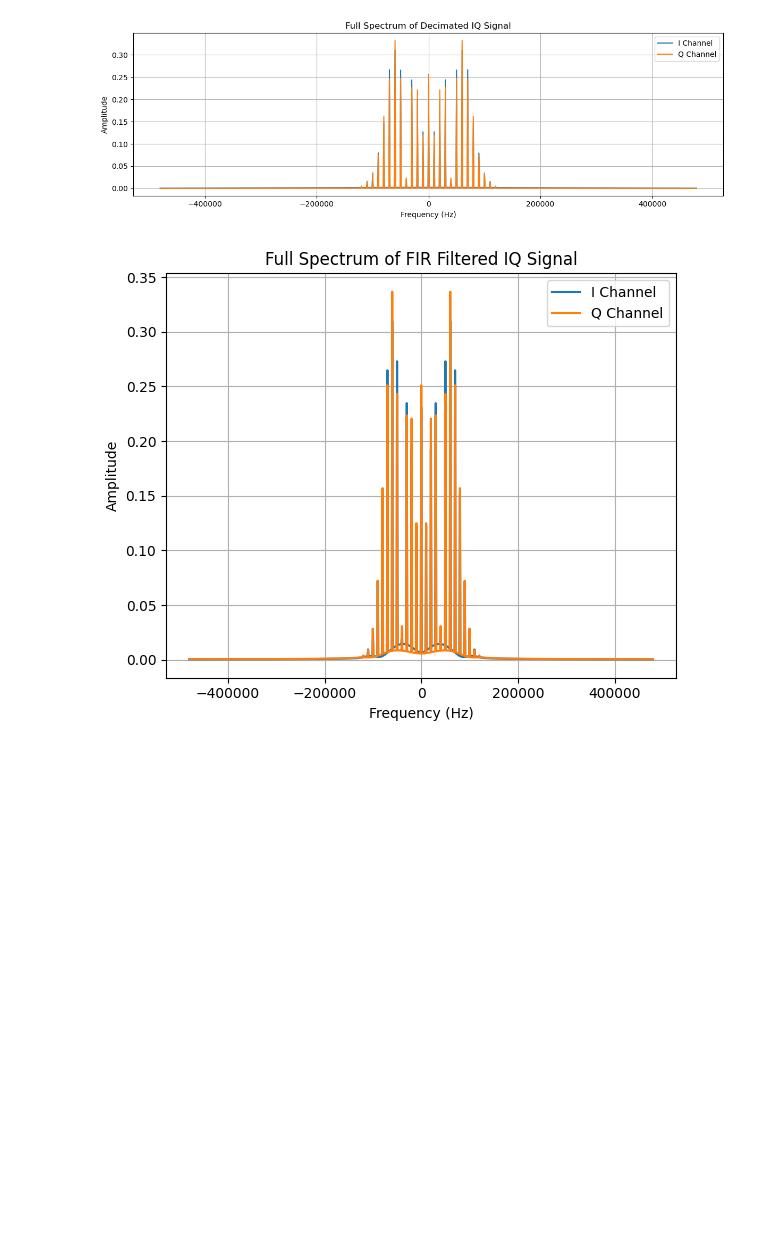
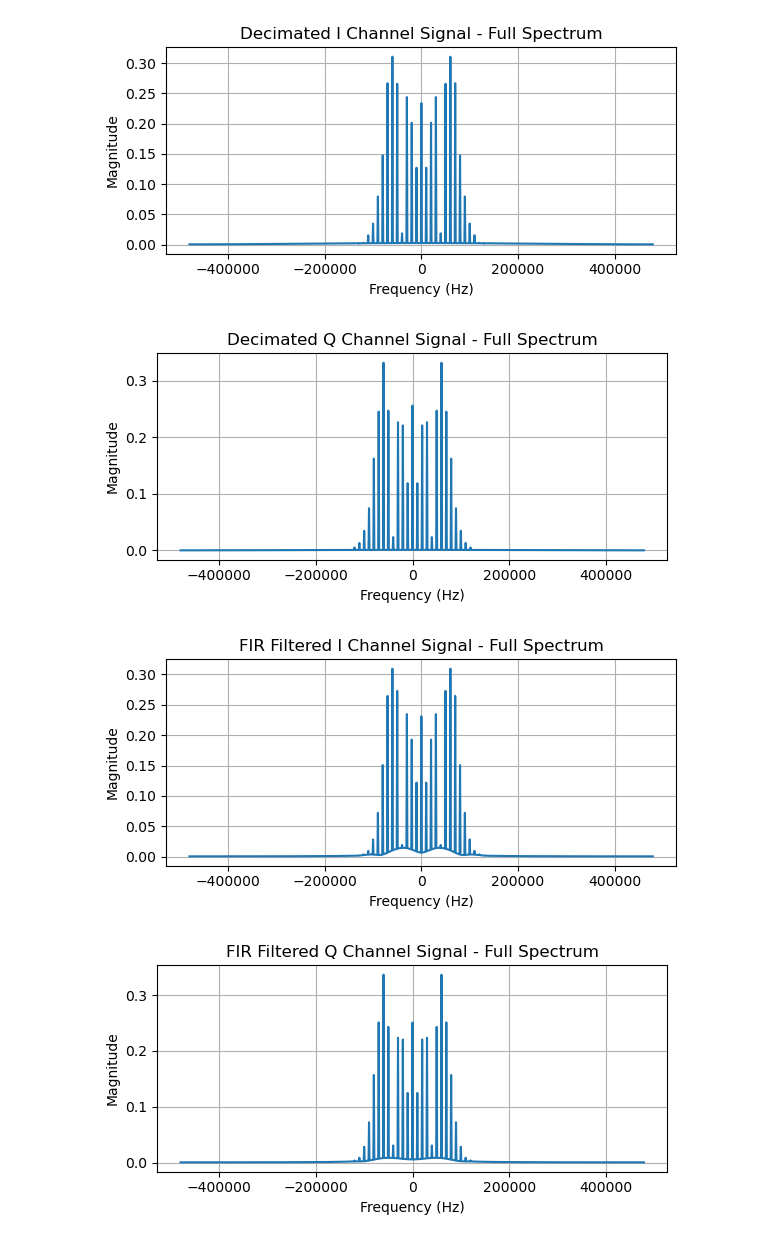
Before and after one commit to ruich95/SynQ, a Jupyter notebook: src/python/fm_demod_2.ipynb, the cells around one changed output. Saved outputs shown, nothing was run; the diff lists cells and outputs as text; code cells hidden in the pictures; blank space fills up the shorter version.

```diff
--- a/src/python/fm_demod_2.ipynb
+++ b/src/python/fm_demod_2.ipynb
@@ -106,16 +115,11 @@ try:
         valid_fir_i, fir_i = fir_filter_i.forward(valid_i, dec_i_18)
         valid_fir_q, fir_q = fir_filter_q.forward(valid_q, dec_q_18)
 
-        # get the lower 35 bits of fir output
-        fir_i_35 = fir_i & np.uint64(0x7FFFFFFFF)
-        fir_q_35 = fir_q & np.uint64(0x7FFFFFFFF)
-        # convert to np.uint32
-        fir_i_35 = fir_i_35 >> np.uint64(3)
-        fir_q_35 = fir_q_35 >> np.uint64(3)
-        fir_i_35 = np.uint32(fir_i_35 & np.uint64(0xFFFFFFFF))
-        fir_q_35 = np.uint32(fir_q_35 & np.uint64(0xFFFFFFFF))
+        #  get the lower (36:4] bits of fir output as cordic input
+        fir_i_32 = np.uint32((fir_i >> np.uint64(4)) & np.uint64(0xFFFFFFFF))
+        fir_q_32 = np.uint32((fir_q >> np.uint64(4)) & np.uint64(0xFFFFFFFF))
 
-        valid_atan2, atan2_res = cordic_atan2.forward(valid_fir_i and valid_fir_q, fir_q_35, fir_i_35)
+        valid_atan2, atan2_res = cordic_atan2.forward(valid_fir_i and valid_fir_q, fir_q_32, fir_i_32)
 
         mixed_output_i[idx] = i
         mixed_output_q[idx] = q
@@ -136,6 +140,7 @@ finally:
     cic_decimator_q.terminate()
     fir_filter_i.terminate()
     fir_filter_q.terminate()
+    cordic_atan2.terminate()
 # %%
 # convert iq outputs back to float32
 mixed_output_i_float = (mixed_output_i.astype(np.int16).astype(np.float32)) / 32768.0
@@ -183,39 +154,17 @@ plt.tight_layout()
 # %%
 #keep only valid decimated outputs
 decimated_output_i_filtered = decimated_output_i[decimated_output_i_valid]
 decimated_output_q_filtered = decimated_output_q[decimated_output_q_valid]
 
 # convert cic outputs (37bits signed) back to float32
 decimated_output_i_float = (decimated_output_i_filtered.astype(np.int64).astype(np.float32)) / (2**36)
 decimated_output_q_float = (decimated_output_q_filtered.astype(np.int64).astype(np.float32)) / (2**36)
 
-# plot the double-side spectrum of the decimated iq signal
-N = len(decimated_output_i_float)
-T = 1.0 / (sample_rate / 128)  # adjusted for decimation
-
-yf_i = fft(decimated_output_i_float)  # center around 0
-yf_i = fftshift(yf_i)
-yf_q = fft(decimated_output_q_float)  # center around 0
-yf_q = fftshift(yf_q)
-
-xf = fftfreq(N, T)
-xf = fftshift(xf)
-
-magnitude_i = 2.0 / N * np.abs(yf_i)
-magnitude_q = 2.0 / N * np.abs(yf_q)
-fig, axes = plt.subplots(1, 1, figsize=(6, 5))
-# full spectrum
-axes.plot(xf, magnitude_i, label='I Channel')
-axes.plot(xf, magnitude_q, label='Q Channel')
-axes.set_title("Full Spectrum of Decimated IQ Signal")
-axes.set_xlabel("Frequency (Hz)")
-axes.set_ylabel("Amplitude")
-axes.legend()
-axes.grid(True)
-
-plt.tight_layout()
+_, _ = plot_spectrum(sample_rate / 128, decimated_output_i_float, "Decimated I Channel Signal")
+_, _ = plot_spectrum(sample_rate / 128, decimated_output_q_float, "Decimated Q Channel Signal")
 # %% [output]
-[figure, old version]
+[figure, new version]
+[figure, added]
 # %%
 # keep only valid fir outputs
 fir_output_i_filtered = fir_output_i[fir_output_i_valid]
@@ -225,31 +174,8 @@ fir_output_q_filtered = fir_output_q[fir_output_q_valid]
 fir_output_i_float = (fir_output_i_filtered.astype(np.int64).astype(np.float32)) / (2**34)
 fir_output_q_float = (fir_output_q_filtered.astype(np.int64).astype(np.float32)) / (2**34)
 
-# plot the double-side spectrum of the fir filtered iq signal
-N = len(fir_output_i_float)
-T = 1.0 / (sample_rate / 128)  # adjusted for decimation
-
-yf_i = fft(fir_output_i_float)  # center around 0
-yf_i = fftshift(yf_i)
-yf_q = fft(fir_output_q_float)  # center around 0
-yf_q = fftshift(yf_q)
-
-xf = fftfreq(N, T)
-xf = fftshift(xf)
-
-
-magnitude_i = 2.0 / N * np.abs(yf_i)
-magnitude_q = 2.0 / N * np.abs(yf_q)
-fig, axes = plt.subplots(1, 1, figsize=(6, 5))
-# full spectrum
-axes.plot(xf, magnitude_i, label='I Channel')
-axes.plot(xf, magnitude_q, label='Q Channel')
-
-axes.set_title("Full Spectrum of FIR Filtered IQ Signal")
-axes.set_xlabel("Frequency (Hz)")
-axes.set_ylabel("Amplitude")
-axes.legend()
-axes.grid(True)
-plt.tight_layout()
+_, _ = plot_spectrum(sample_rate / 128, fir_output_i_float, "FIR Filtered I Channel Signal")
+_, _ = plot_spectrum(sample_rate / 128, fir_output_q_float, "FIR Filtered Q Channel Signal")
 # %% [output]
-[figure, old version]
+[figure, new version]
+[figure, added]
```
Also changed, not shown: parts of 8 cells of this notebook, 2 other files.
